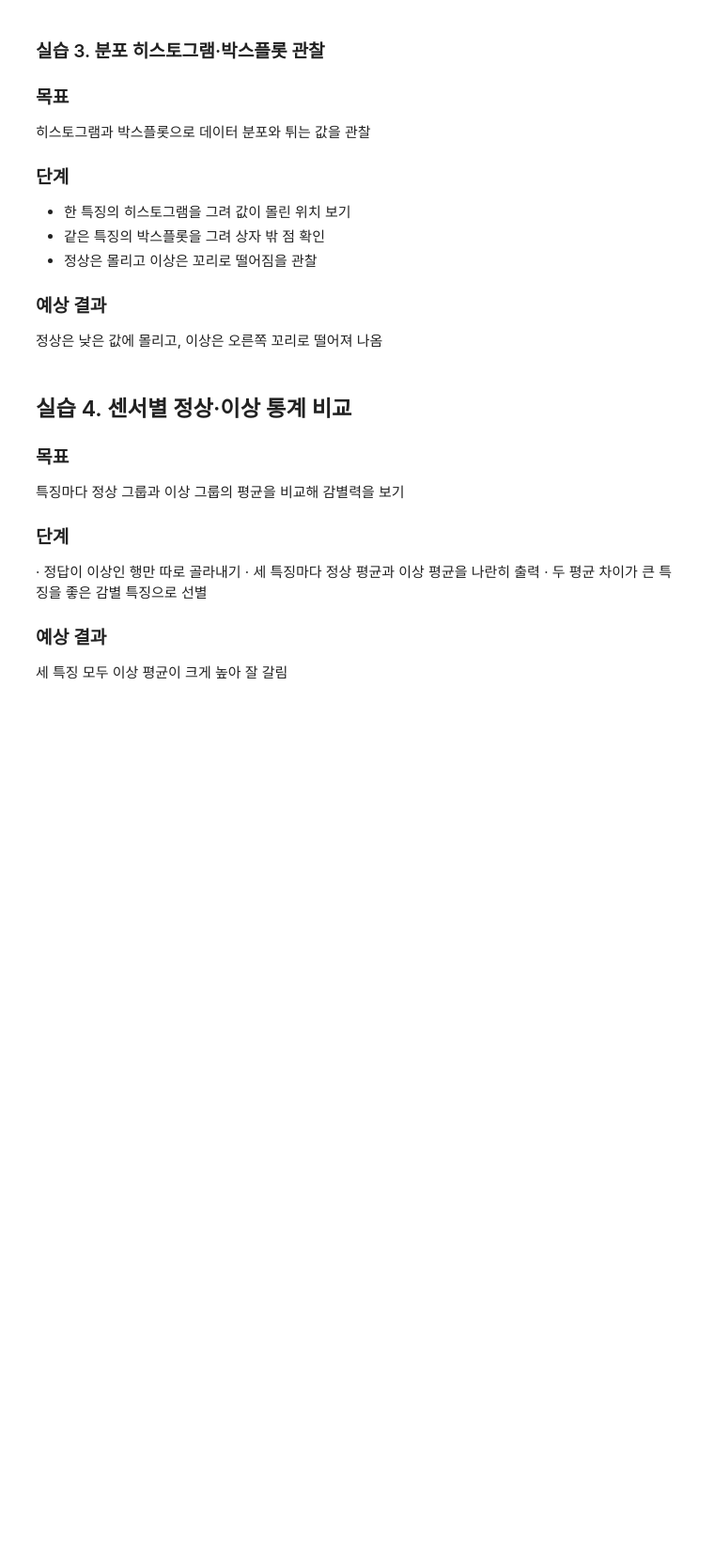
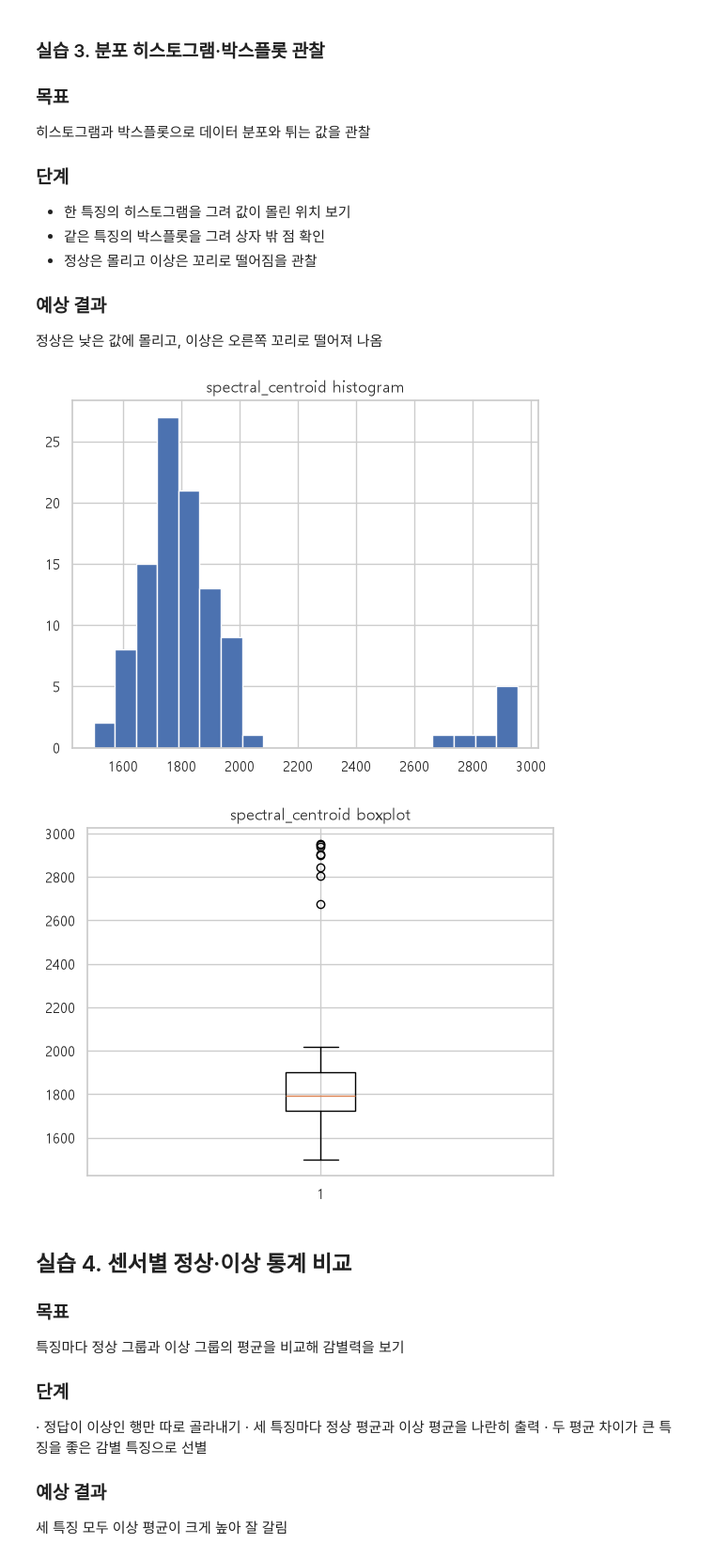
Before and after one commit to cdjung515sj-coder/KNA-Data-analysis-1st, a Jupyter notebook: 2. practice/06_Z-score/25_02_77_260907_6.ipynb, the cells around one changed output. Shown at 94% size. Cells and saved outputs as stored; diff of their text form; code cells hidden in the pictures; blank space fills up the shorter version.

```diff
--- a/2. practice/06_Z-score/25_02_77_260907_6.ipynb
+++ b/2. practice/06_Z-score/25_02_77_260907_6.ipynb
@@ -60,3 +62,17 @@ print(f'✅ 환경 설정 완료! 현재 적용된 폰트: {plt.rcParams["font.f
 정상 96개, 평균 약 0.1015, 표준편차 약 0.0184
 # %%
 # 실습1 코드
+
+df = pd.read_csv("25_mimii_features.csv")
+
+# 정상
+normal = df[df["label"] == 0]
+normal.head()
+# reset_index 를 통해 정상 데이터의 index 이 재설정해 주는게 좋지만 여기서는 하지 않겠음
+
+normal.describe()
+
+# 정상 개수세기
+print("정상 개수 : ", len(normal))
+print("평균 : ", round(normal["spectral_centroid"].mean(), 4))
+print("표준편차 : ", round(normal["spectral_centroid"].std(),4))
@@ -84,6 +118,19 @@ print(f'✅ 환경 설정 완료! 현재 적용된 폰트: {plt.rcParams["font.f
 정상은 낮은 값에 몰리고, 이상은 오른쪽 꼬리로 떨어져 나옴
 # %%
 # 실습3 코드
+
+# 히스토그램
+plt.hist(df["spectral_centroid"], bins = 20)
+plt.title("spectral_centroid histogram")
+plt.show()
+
+# 박스플롯
+plt.boxplot(df["spectral_centroid"])
+plt.title("spectral_centroid boxplot")
+plt.show()
+# %% [output]
+[figure, added]
+[figure, added]
 # %% [markdown]
 ## 실습 4. 센서별 정상·이상 통계 비교
 ### 목표
```
Also changed, not shown: parts of 4 cells of this notebook.
